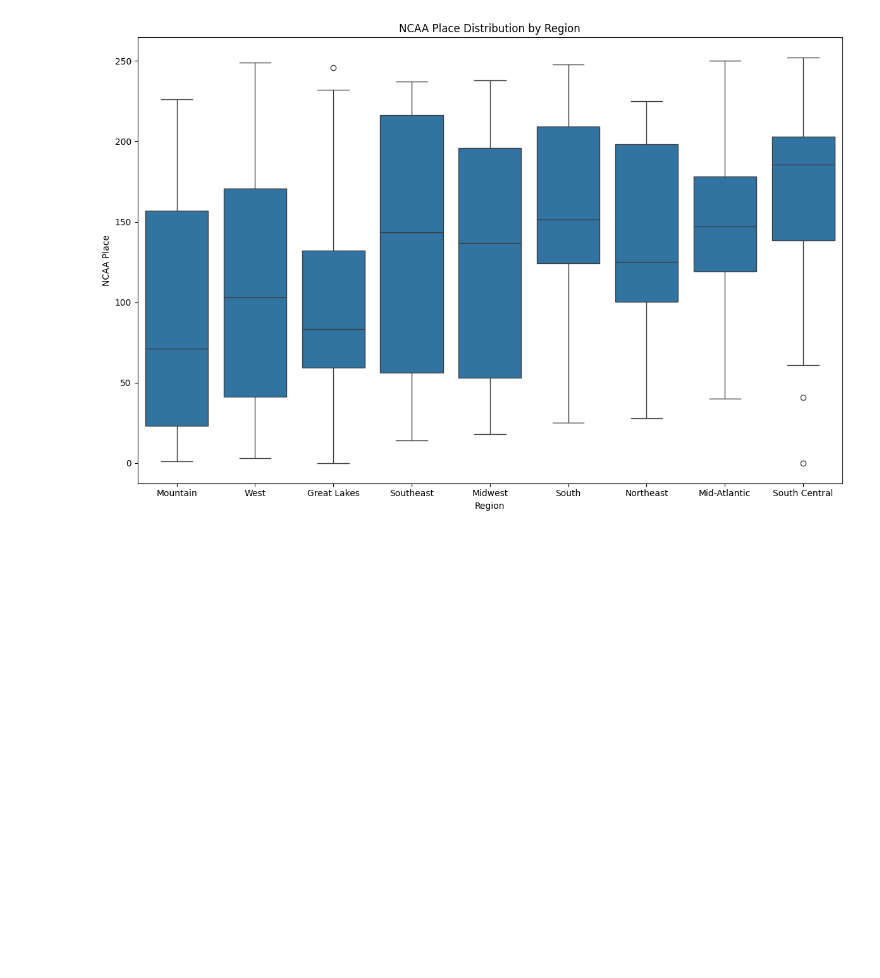
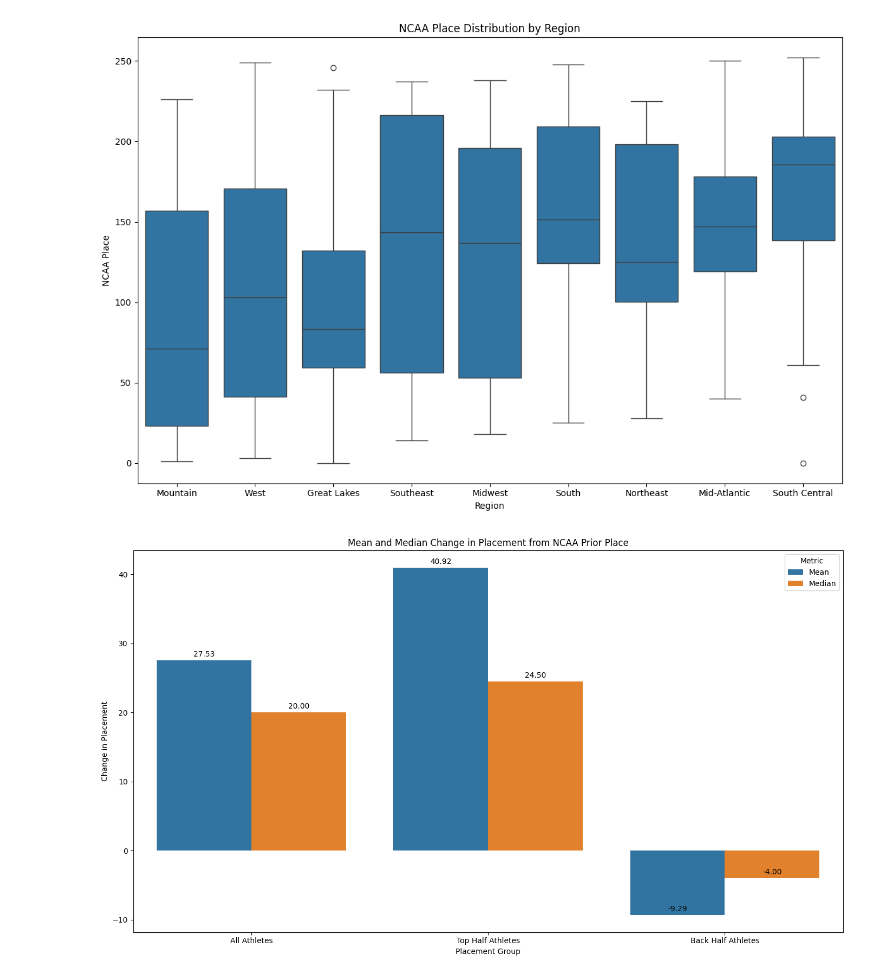
Before and after one commit to LukeLambert11/ncaaProject, a Jupyter notebook: notebooks/prep.ipynb, the cells around one changed output. Cells and saved outputs as stored; diff of their text form; code cells hidden in the pictures; blank space fills up the shorter version.

Commit message:
fixing the change in placement

```diff
--- a/notebooks/prep.ipynb
+++ b/notebooks/prep.ipynb
@@ -242,3 +242,71 @@ plt.tight_layout()
 plt.show()
 # %% [output]
 [figure]
+# %%
+import pandas as pd
+import seaborn as sns
+import matplotlib.pyplot as plt
+
+# Assuming df is your dataframe
+filtered_df = df.copy()
+# Drop rows with missing values in the relevant columns
+filtered_df.dropna(subset=['ncaaPlace', 'ncaaPriorPlace'], inplace=True)
+
+# Ensure 'ncaaPlace' and 'ncaaPriorPlace' are numeric
+filtered_df = filtered_df[filtered_df['ncaaPlace'] != 'DNF']
+filtered_df = filtered_df[filtered_df['ncaaPriorPlace'] != 'DNF']
+filtered_df['ncaaPlace'] = pd.to_numeric(filtered_df['ncaaPlace'])
+filtered_df['ncaaPriorPlace'] = pd.to_numeric(filtered_df['ncaaPriorPlace'])
+
+# Calculate the change in placement
+filtered_df['change_in_place'] = filtered_df['ncaaPriorPlace'] - filtered_df['ncaaPlace']
+
+# Determine the top half and back half placements
+mid_point = filtered_df['ncaaPlace'].max() / 2
+top_half_df = filtered_df[filtered_df['ncaaPlace'] <= mid_point]
+back_half_df = filtered_df[filtered_df['ncaaPlace'] > mid_point]
+
+# Calculate the mean and median change in placement for all athletes, top half athletes, and back half athletes
+average_change_all = filtered_df['change_in_place'].mean()
+median_change_all = filtered_df['change_in_place'].median()
+
+average_change_top_half = top_half_df['change_in_place'].mean()
+median_change_top_half = top_half_df['change_in_place'].median()
+
+average_change_back_half = back_half_df['change_in_place'].mean()
+median_change_back_half = back_half_df['change_in_place'].median()
+
+# Create a dataframe for plotting
+average_changes = pd.DataFrame({
+    'Category': ['All Athletes', 'All Athletes', 'Top Half Athletes', 'Top Half Athletes', 'Back Half Athletes', 'Back Half Athletes'],
+    'Metric': ['Mean', 'Median', 'Mean', 'Median', 'Mean', 'Median'],
+    'Change in Placement': [
+        average_change_all, median_change_all,
+        average_change_top_half, median_change_top_half,
+        average_change_back_half, median_change_back_half
+    ]
+})
+
+# Plotting
+plt.figure(figsize=(14, 8))
+
+# Bar plot for the average and median change in placement
+barplot = sns.barplot(x='Category', y='Change in Placement', hue='Metric', data=average_changes)
+plt.title('Mean and Median Change in Placement from NCAA Prior Place')
+plt.xlabel('Placement Group')
+plt.ylabel('Change in Placement')
+
+# Add values on top of each bar
+for bar in barplot.patches:
+    height = bar.get_height()
+    if height != 0:
+        barplot.annotate(format(height, '.2f'),
+                         (bar.get_x() + bar.get_width() / 2, height),
+                         ha = 'center', va = 'center',
+                         size=10, xytext = (0, 8),
+                         textcoords = 'offset points')
+
+plt.tight_layout()
+plt.show()
+# %% [output]
+[figure, added]
```
